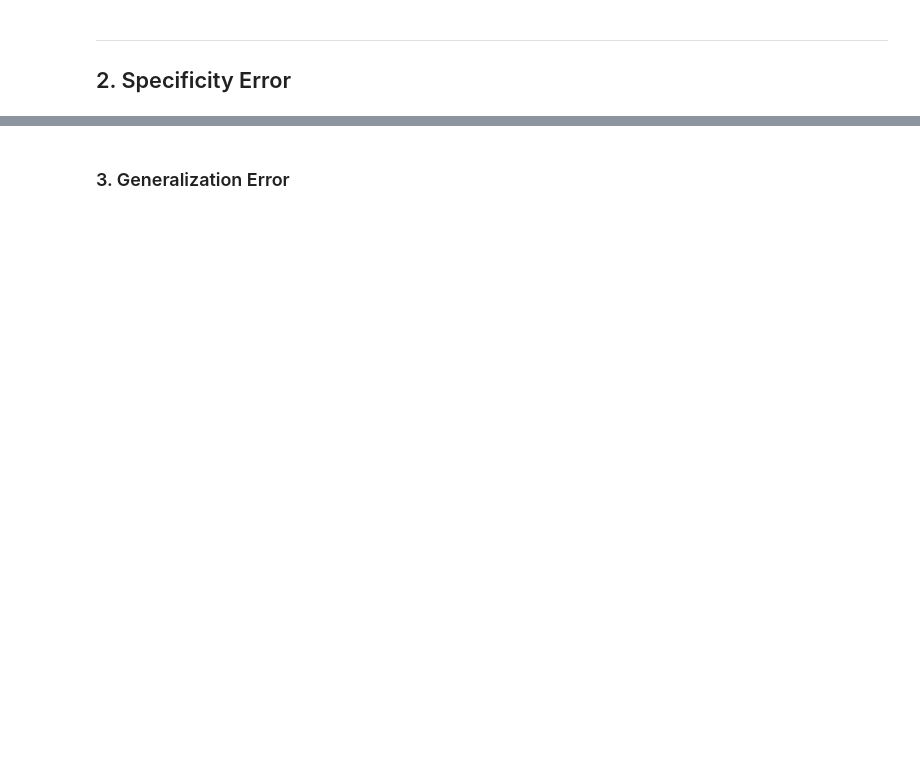
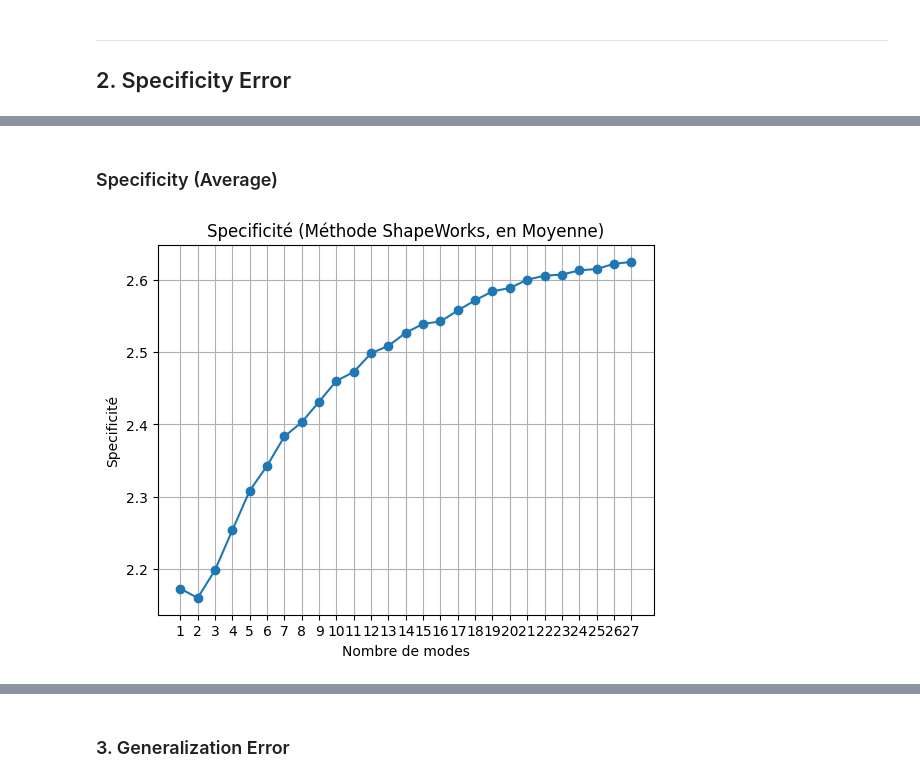
Before and after one commit to 54CHA-PJ/ECN-Statistical-Muscle-Shape-Modeling, a Jupyter notebook: CODE/pca_metrics.ipynb, the cells around one changed output, grey strips where cells are left out. Saved outputs shown, nothing was run; the diff lists cells and outputs as text; code cells hidden in the pictures; blank space fills up the shorter version.

```diff
--- a/CODE/pca_metrics.ipynb
+++ b/CODE/pca_metrics.ipynb
@@ -349,0 +178,52 @@ plt.show()
+# %% [markdown]
+### Specificity (Average)
+# %%
+def compute_shapeworks_specificity_mean(real_shapes, num_particles, num_samples=1000, num_avg=10, use_sqrt=True):
+    n, p, dim3 = real_shapes.shape
+    d = p * dim3
+    real_shapes = real_shapes.reshape(n, d)
+    if d != 3 * num_particles:
+        raise ValueError(f"d={d}, attendu 3*num_particles={3*num_particles}")
+
+    Y = real_shapes.T
+    mu = np.mean(Y, axis=1, keepdims=True)
+    Y_centered = Y - mu
+    U, S, Vt = np.linalg.svd(Y_centered, full_matrices=False)
+    if S[0] < S[-1]:
+        S, U, Vt = S[::-1], np.fliplr(U), np.flipud(Vt)
+
+    specificities = np.zeros(n - 1)
+    real_reshaped = Y.T.reshape(n, num_particles, 3)
+
+    for m in tqdm(range(1, n), desc="Modes"):
+        epsi = U[:, :m]
+        stdevs = np.sqrt(S[:m]) if use_sqrt else S[:m]
+        avg_specificities = []
+
+        for _ in range(num_avg):
+            betas = np.random.randn(m, num_samples) * stdevs[:, None]
+            synthetic = epsi @ betas + mu
+            synth_reshaped = synthetic.T.reshape(num_samples, num_particles, 3)
+            diff = synth_reshaped[:, None, :, :] - real_reshaped[None, :, :, :]
+            min_dists = np.linalg.norm(diff, axis=3).sum(axis=2).min(axis=1)
+            avg_specificities.append(np.mean(min_dists) / float(num_particles))
+
+        specificities[m-1] = np.mean(avg_specificities)
+
+    return specificities
+
+# Exécution de la fonction
+p = len(real_shapes[1])
+specifics = compute_shapeworks_specificity_mean(np.asarray(real_shapes), num_particles=p, num_samples=1000, num_avg=10)
+modes_x = np.arange(1, len(specifics)+1)
+
+plt.figure()
+plt.plot(modes_x, specifics, marker='o')
+plt.xlabel("Nombre de modes")
+plt.xticks(modes_x)
+plt.ylabel("Specificité")
+plt.title("Specificité (Méthode ShapeWorks, en Moyenne)")
+plt.grid(True)
+plt.show()
+# %% [output]
+[figure, added]
```
Also changed, not shown: parts of 20 cells of this notebook, 1 other file.
